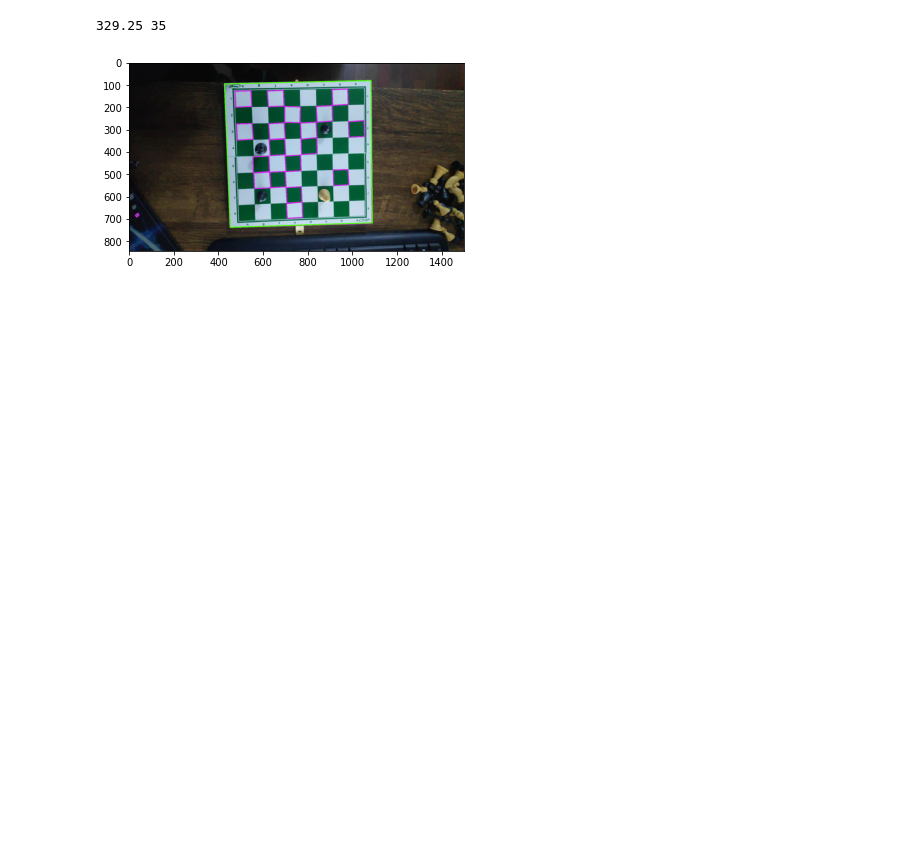
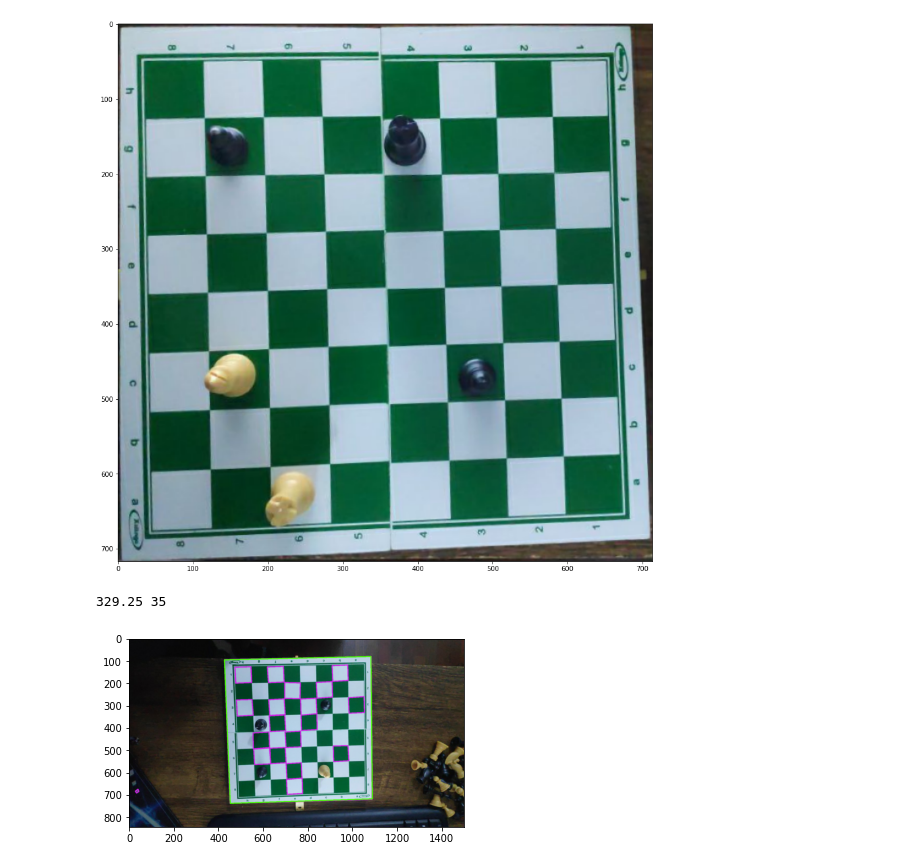
Before and after one commit to andrefakhoury/chess-board-recognition, a Jupyter notebook: notebook.ipynb, the cells around one changed output. Cells and saved outputs as stored; diff of their text form; code cells hidden in the pictures; blank space fills up the shorter version.

Commit message:
update notebook - add crop

```diff
--- a/notebook.ipynb
+++ b/notebook.ipynb
@@ -97,3 +114,27 @@ plt.imshow(image)
+# %%
+def crop_image(image, points):
+    points = np.squeeze(points)
+    low, high = points[np.lexsort((points[:, 1], points[:, 0]))[:2]]
+    angle = -get_angle(np.array([0, 1]), high - low)
+    if angle < 0:
+        angle, low, high = 180 + angle, high, low
+
+    rot = cv2.getRotationMatrix2D((int(low[1]), int(low[0])), angle, 1.0)
+    h, w = image.shape[:2]
+    image = cv2.warpAffine(image, rot, (w, h))
+    points = np.concatenate((points, np.ones(points.shape[0]).reshape((-1, 1))), axis=1)
+    points = (rot @ points.T).T.astype(np.int32)
+
+    image = image[points[:, 1].min():points[:, 1].max(), points[:, 0].min():points[:, 0].max()]
+    return image
+
+cropped = crop_image(img, contours[idx])
+
+plt.figure(figsize=(15, 15))
+plt.imshow(cropped)
+imageio.imwrite('out.png', cropped)
+# %% [output]
+[figure, added]
 # %%
 def go(img_name):
     img = imageio.imread(img_name)
```
Also changed, not shown: parts of 9 cells of this notebook.
